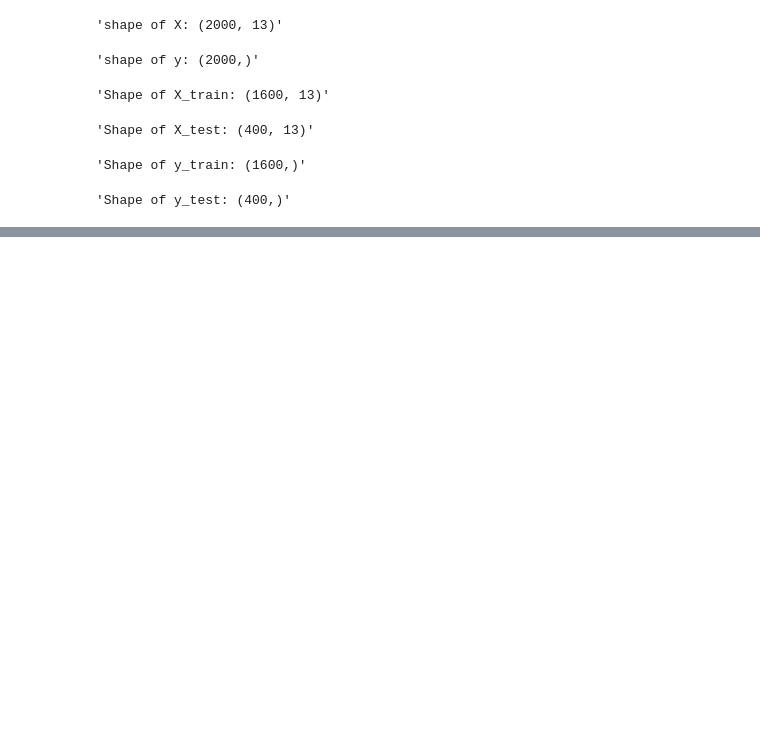
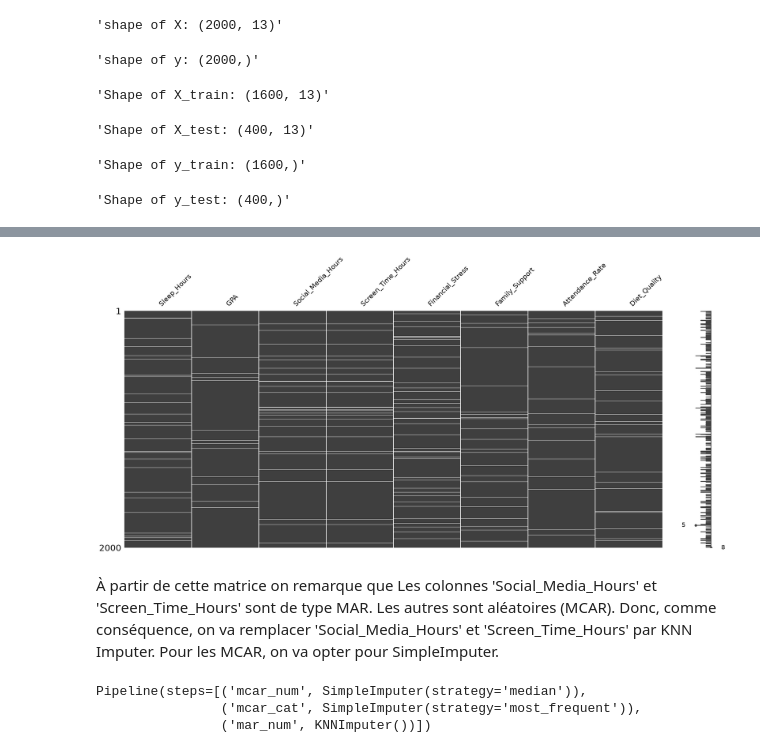
Before and after one commit to kuroi-hime/Pr-diction-du-risque-de-sant-mentale-chez-les-tudiants, a Jupyter notebook: notebooks/02_Data_Preprocessing.ipynb, the cells around one changed output, grey strips where cells are left out. Cells and saved outputs as stored; diff of their text form; code cells hidden in the pictures; blank space fills up the shorter version.

Commit message:
feat :Pipeline des imputers pour éviter le data leackage

```diff
--- a/notebooks/02_Data_Preprocessing.ipynb
+++ b/notebooks/02_Data_Preprocessing.ipynb
@@ -47,3 +51,7 @@ display(f"Shape of y_test: {y_test.shape}")
 'Shape of X_test: (400, 13)'
 'Shape of y_train: (1600,)'
 'Shape of y_test: (400,)'
+# %%
+# traitement des valeurs manquantes
+colonnes_avec_na = X.columns[X.isna().any()].to_list()
+colonnes_avec_na
@@ -49,0 +67,25 @@ display(f"Shape of y_test: {y_test.shape}")
+# %%
+import missingno as msno
+import matplotlib.pyplot as plt
+
+msno.matrix(X[colonnes_avec_na])
+plt.show()
+# %% [output]
+[figure, added]
+# %% [markdown]
+À partir de cette matrice on remarque que Les colonnes 'Social_Media_Hours' et 'Screen_Time_Hours' sont de type MAR. Les autres sont aléatoires (MCAR).
+Donc, comme conséquence, on va remplacer 'Social_Media_Hours' et 'Screen_Time_Hours' par KNN Imputer. Pour les MCAR, on va opter pour SimpleImputer.
+# %%
+imputers = Pipeline(
+    steps=[
+        ("mcar_num", SimpleImputer(strategy="median")),
+        ("mcar_cat", SimpleImputer(strategy="most_frequent")),
+        ("mar_num", KNNImputer())
+    ],
+)
+
+imputers
+# %% [output]
+Pipeline(steps=[('mcar_num', SimpleImputer(strategy='median')),
+                ('mcar_cat', SimpleImputer(strategy='most_frequent')),
+                ('mar_num', KNNImputer())])
```
Also changed, not shown: parts of 3 cells of this notebook.
